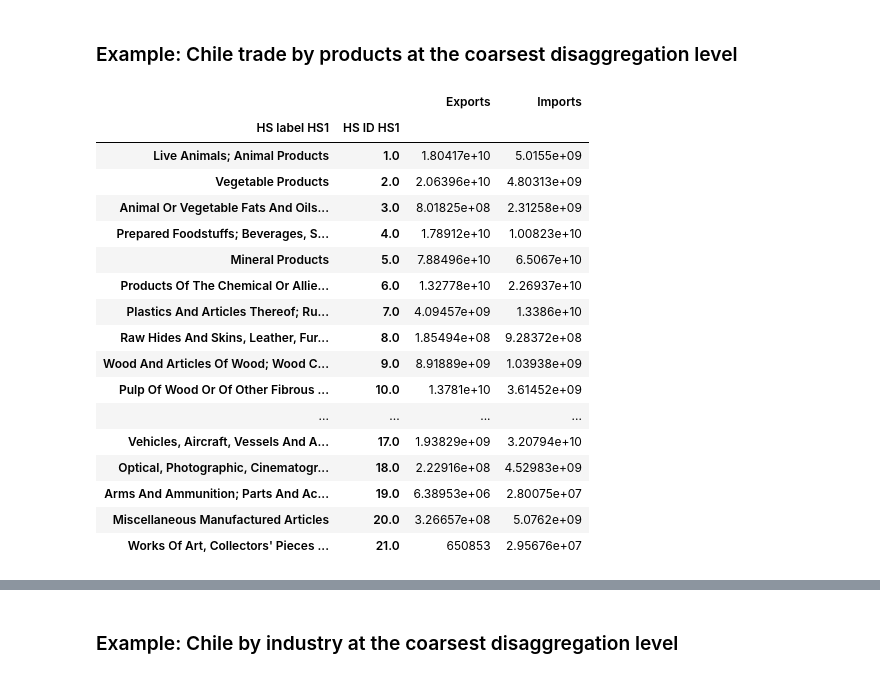
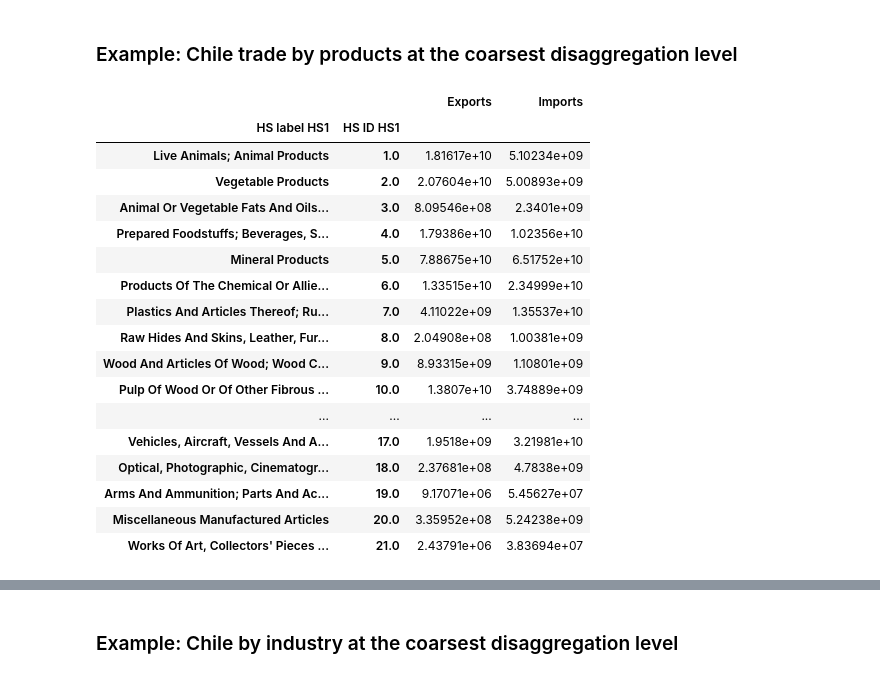
Before and after one commit to matuteiglesias/geo-correlation-structures, a Jupyter notebook: DEMO.ipynb, the cells around one changed output, grey strips where cells are left out. Saved outputs shown, nothing was run; the diff lists cells and outputs as text; code cells hidden in the pictures.

```diff
--- a/DEMO.ipynb
+++ b/DEMO.ipynb
@@ -140,27 +140,27 @@ GEO_chi = pd.read_csv(path+'GEO_chi.csv')[['CHI ID REG', 'CHI ID PRO', 'CHI ID C
 ### Example: Chile trade by products at the coarsest disaggregation level
 # %%
 
-df = trade_chi_.groupby('HS ID HS6').sum()[['Exports', 'Imports']]
+df = trade_chi.groupby('HS ID HS6').sum()[['Exports', 'Imports']]
 HS['HS ID HS6'] = HS['HS ID HS6'].astype(int).astype(str)
 df = pd.concat([df, HS.set_index('HS ID HS6')[['HS label HS4', 'HS label HS1','HS ID HS1']]], axis = 1).dropna()
 df = df.groupby(['HS label HS1','HS ID HS1'])['Exports', 'Imports'].sum()
 df.sort_index(level = 1).style.bar(color='#d65f5f')
 # %% [output]
 |  |  | Exports | Imports |
 | HS label HS1 | HS ID HS1 |  |  |
-| Live Animals; Animal Products | 1.0 | 1.80417e+10 | 5.0155e+09 |
-| Vegetable Products | 2.0 | 2.06396e+10 | 4.80313e+09 |
-| Animal Or Vegetable Fats And Oils... | 3.0 | 8.01825e+08 | 2.31258e+09 |
-| Prepared Foodstuffs; Beverages, S... | 4.0 | 1.78912e+10 | 1.00823e+10 |
-| Mineral Products | 5.0 | 7.88496e+10 | 6.5067e+10 |
-| Products Of The Chemical Or Allie... | 6.0 | 1.32778e+10 | 2.26937e+10 |
-| Plastics And Articles Thereof; Ru... | 7.0 | 4.09457e+09 | 1.3386e+10 |
-| Raw Hides And Skins, Leather, Fur... | 8.0 | 1.85494e+08 | 9.28372e+08 |
-| Wood And Articles Of Wood; Wood C... | 9.0 | 8.91889e+09 | 1.03938e+09 |
-| Pulp Of Wood Or Of Other Fibrous ... | 10.0 | 1.3781e+10 | 3.61452e+09 |
+| Live Animals; Animal Products | 1.0 | 1.81617e+10 | 5.10234e+09 |
+| Vegetable Products | 2.0 | 2.07604e+10 | 5.00893e+09 |
+| Animal Or Vegetable Fats And Oils... | 3.0 | 8.09546e+08 | 2.3401e+09 |
+| Prepared Foodstuffs; Beverages, S... | 4.0 | 1.79386e+10 | 1.02356e+10 |
+| Mineral Products | 5.0 | 7.88675e+10 | 6.51752e+10 |
+| Products Of The Chemical Or Allie... | 6.0 | 1.33515e+10 | 2.34999e+10 |
+| Plastics And Articles Thereof; Ru... | 7.0 | 4.11022e+09 | 1.35537e+10 |
+| Raw Hides And Skins, Leather, Fur... | 8.0 | 2.04908e+08 | 1.00381e+09 |
+| Wood And Articles Of Wood; Wood C... | 9.0 | 8.93315e+09 | 1.10801e+09 |
+| Pulp Of Wood Or Of Other Fibrous ... | 10.0 | 1.3807e+10 | 3.74889e+09 |
 | ... | ... | ... | ... |
-| Vehicles, Aircraft, Vessels And A... | 17.0 | 1.93829e+09 | 3.20794e+10 |
-| Optical, Photographic, Cinematogr... | 18.0 | 2.22916e+08 | 4.52983e+09 |
-| Arms And Ammunition; Parts And Ac... | 19.0 | 6.38953e+06 | 2.80075e+07 |
-| Miscellaneous Manufactured Articles | 20.0 | 3.26657e+08 | 5.0762e+09 |
-| Works Of Art, Collectors' Pieces ... | 21.0 | 650853 | 2.95676e+07 |
+| Vehicles, Aircraft, Vessels And A... | 17.0 | 1.9518e+09 | 3.21981e+10 |
+| Optical, Photographic, Cinematogr... | 18.0 | 2.37681e+08 | 4.7838e+09 |
+| Arms And Ammunition; Parts And Ac... | 19.0 | 9.17071e+06 | 5.45627e+07 |
+| Miscellaneous Manufactured Articles | 20.0 | 3.35952e+08 | 5.24238e+09 |
+| Works Of Art, Collectors' Pieces ... | 21.0 | 2.43791e+06 | 3.83694e+07 |
```
Also changed, not shown: parts of 11 cells of this notebook, 3 other files.
